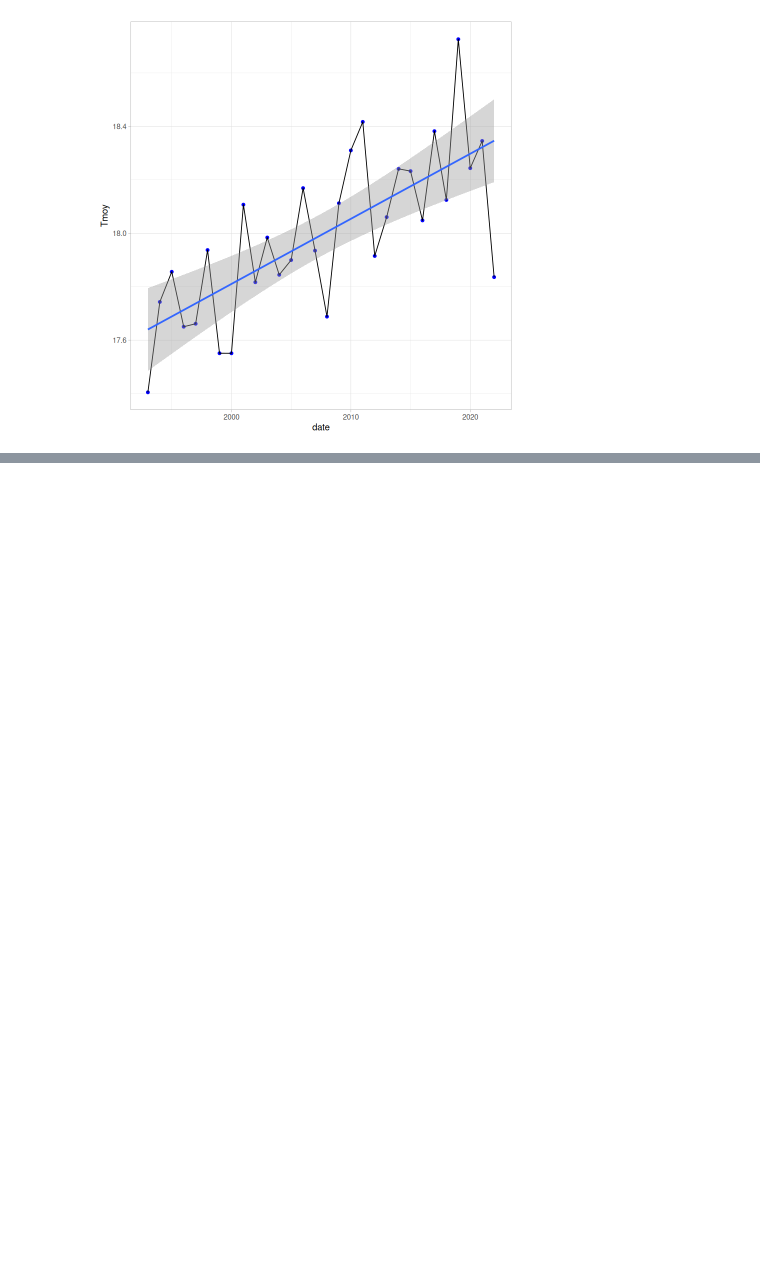
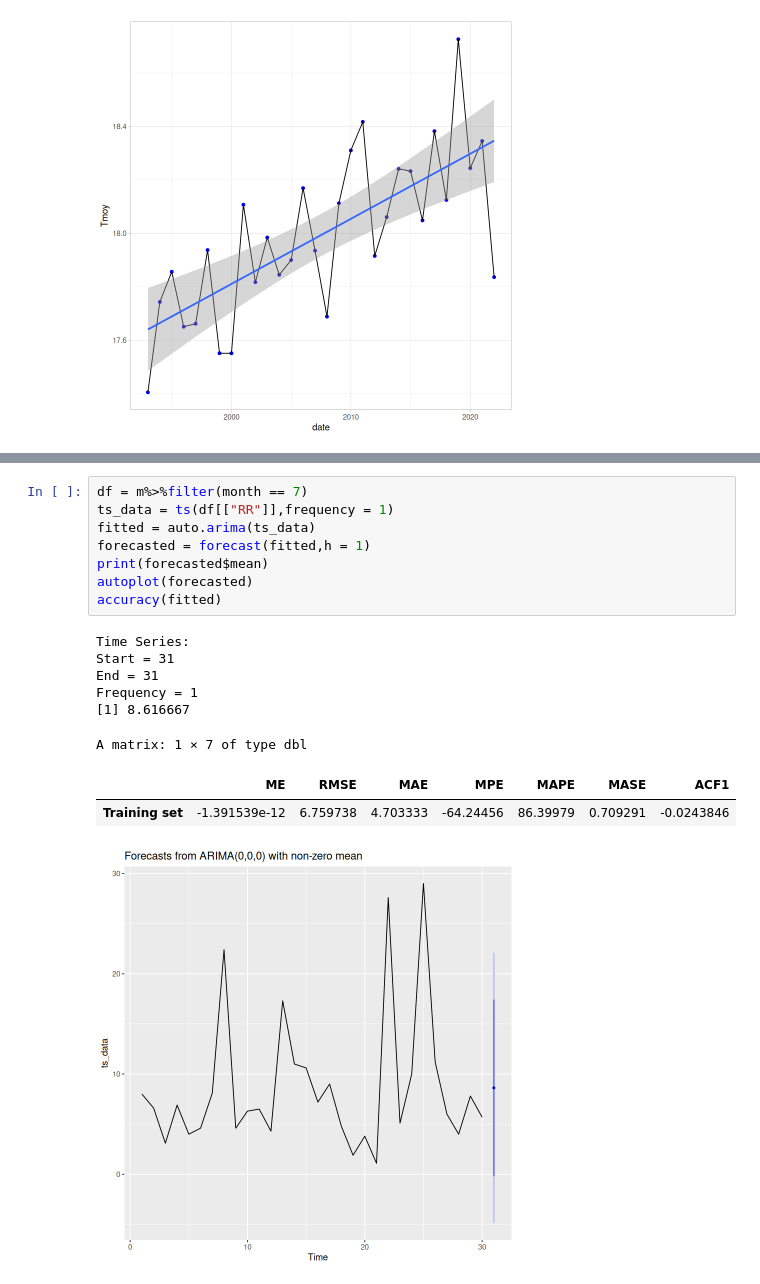
Before and after one commit to dinasdata/WeatherViz, a Jupyter notebook: notebook.ipynb, the cells around one changed output, grey strips where cells are left out. Cells and saved outputs as stored; diff of their text form; blank space fills up the shorter version.

Commit message:
adding arima model

```diff
--- a/notebook.ipynb
+++ b/notebook.ipynb
@@ -129,0 +135,18 @@ year_plot("Tmoy")
+# %%
+df = m%>%filter(month == 7)
+ts_data = ts(df[["RR"]],frequency = 1)
+fitted = auto.arima(ts_data)
+forecasted = forecast(fitted,h = 1)
+print(forecasted$mean)
+autoplot(forecasted)
+accuracy(fitted)
+# %% [output]
+Time Series:
+Start = 31
+End = 31
+Frequency = 1
+[1] 8.616667
+A matrix: 1 × 7 of type dbl
+|  | ME | RMSE | MAE | MPE | MAPE | MASE | ACF1 |
+| Training set | -1.391539e-12 | 6.759738 | 4.703333 | -64.24456 | 86.39979 | 0.709291 | -0.0243846 |
+[figure, added]
```
Also changed, not shown: parts of 5 cells of this notebook.
